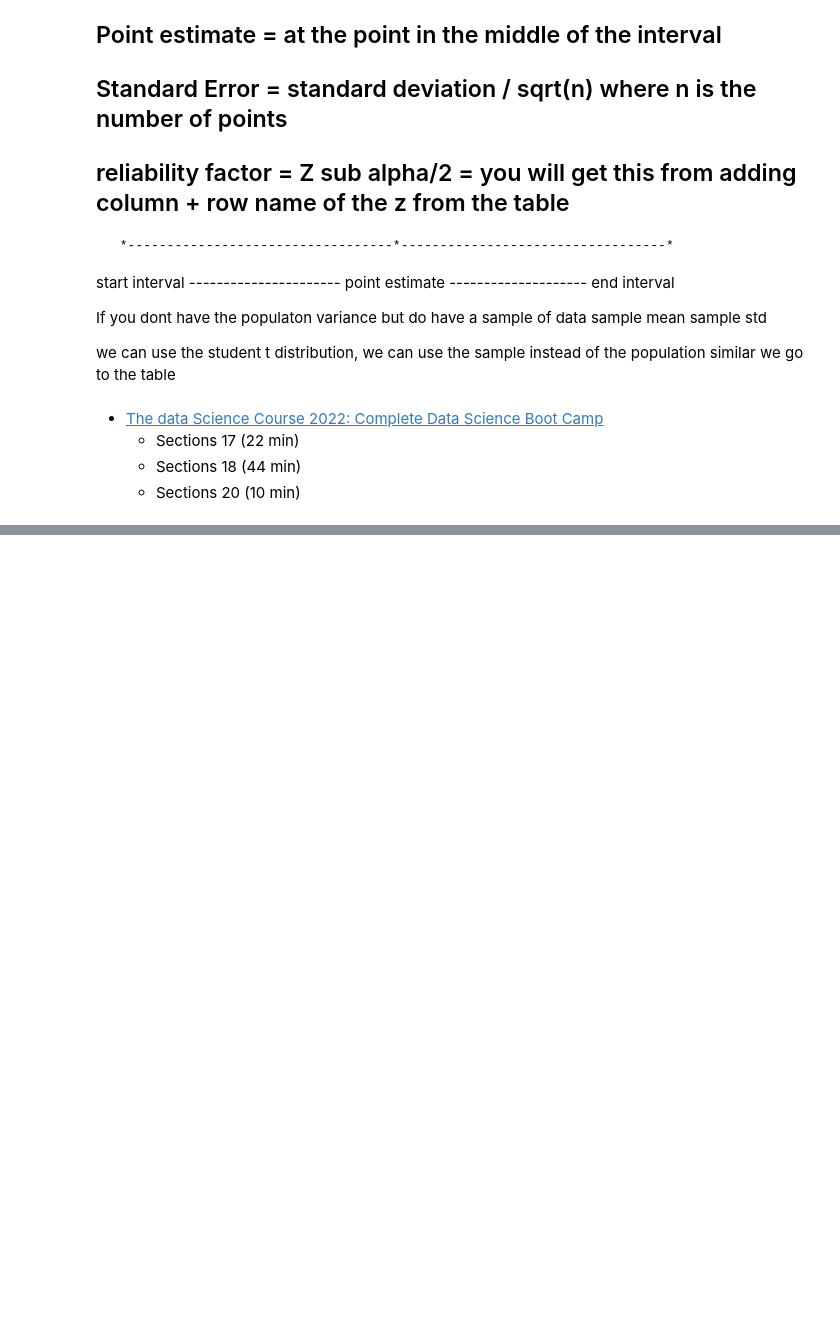
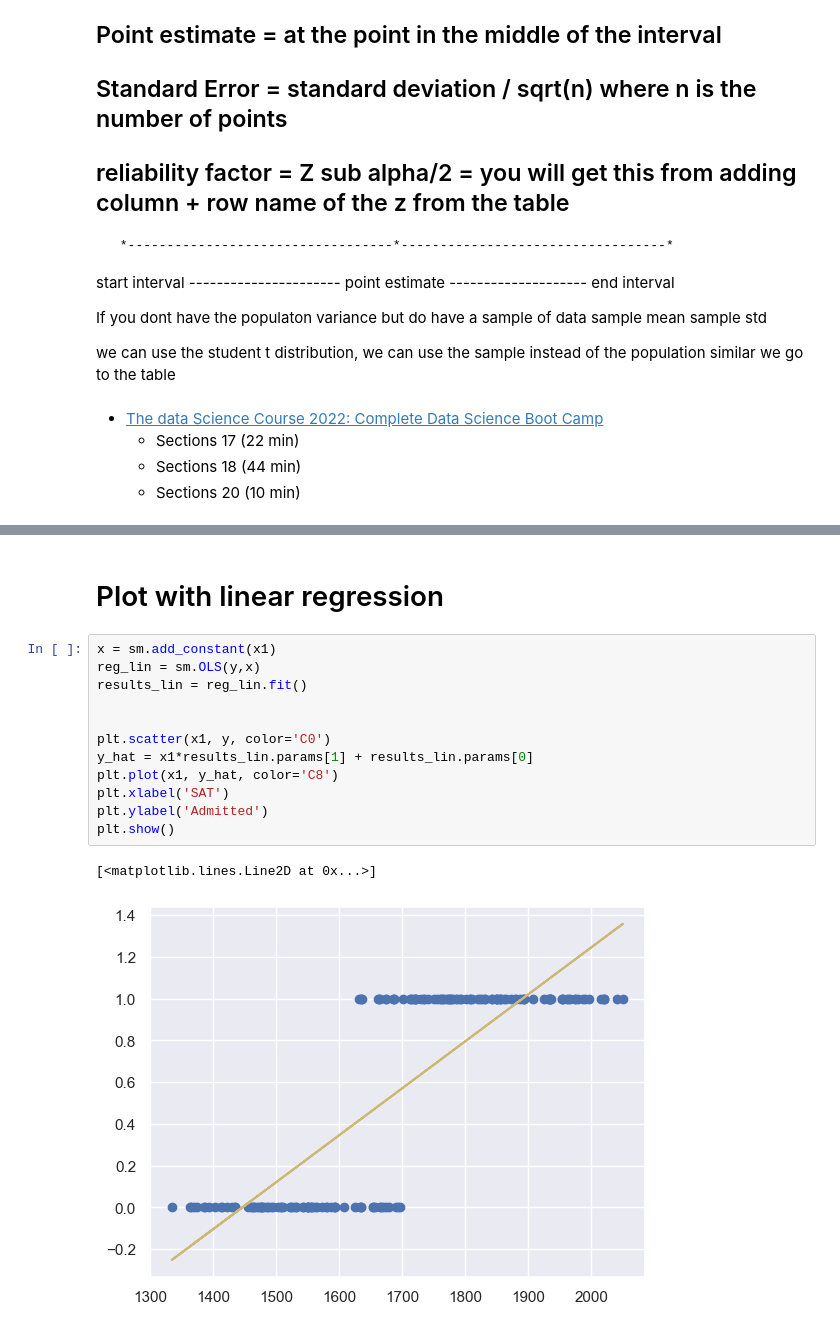
Before and after one commit to thernandezcolon/dsa-2022, a Jupyter notebook: Notes.ipynb, the cells around one changed output, grey strips where cells are left out. Cells and saved outputs as stored; diff of their text form; blank space fills up the shorter version.

```diff
--- a/Notes.ipynb
+++ b/Notes.ipynb
@@ -141,0 +197,17 @@ we can use the student t distribution, we can use the sample instead of the popu
+# %% [markdown]
+# Plot with linear regression
+# %%
+x = sm.add_constant(x1)
+reg_lin = sm.OLS(y,x)
+results_lin = reg_lin.fit()
+
+
+plt.scatter(x1, y, color='C0')
+y_hat = x1*results_lin.params[1] + results_lin.params[0]
+plt.plot(x1, y_hat, color='C8')
+plt.xlabel('SAT')
+plt.ylabel('Admitted')
+plt.show()
+# %% [output]
+[<matplotlib.lines.Line2D at 0x...>]
+[figure, added]
```
Also changed, not shown: parts of 7 cells of this notebook, 4 other files.
